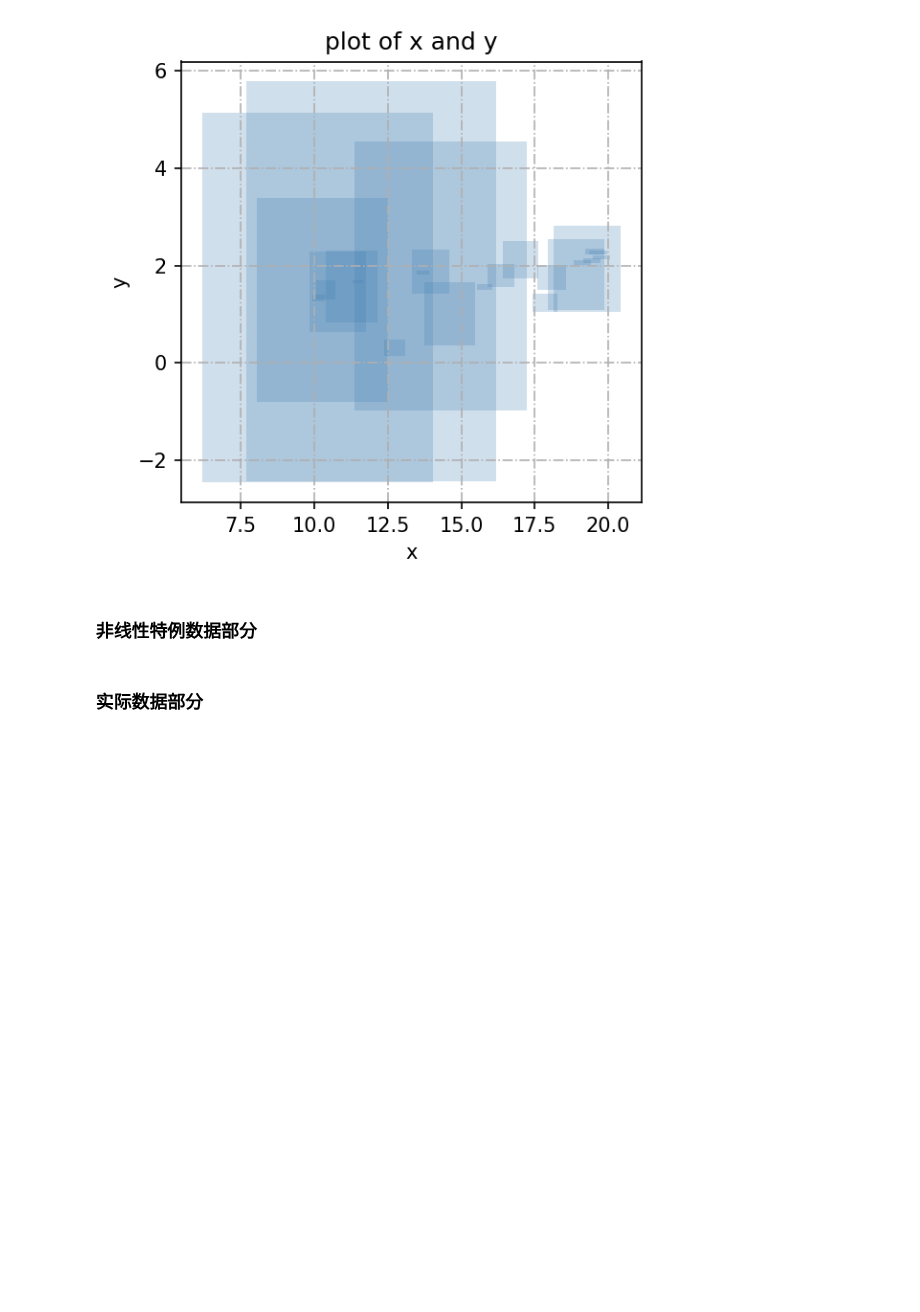
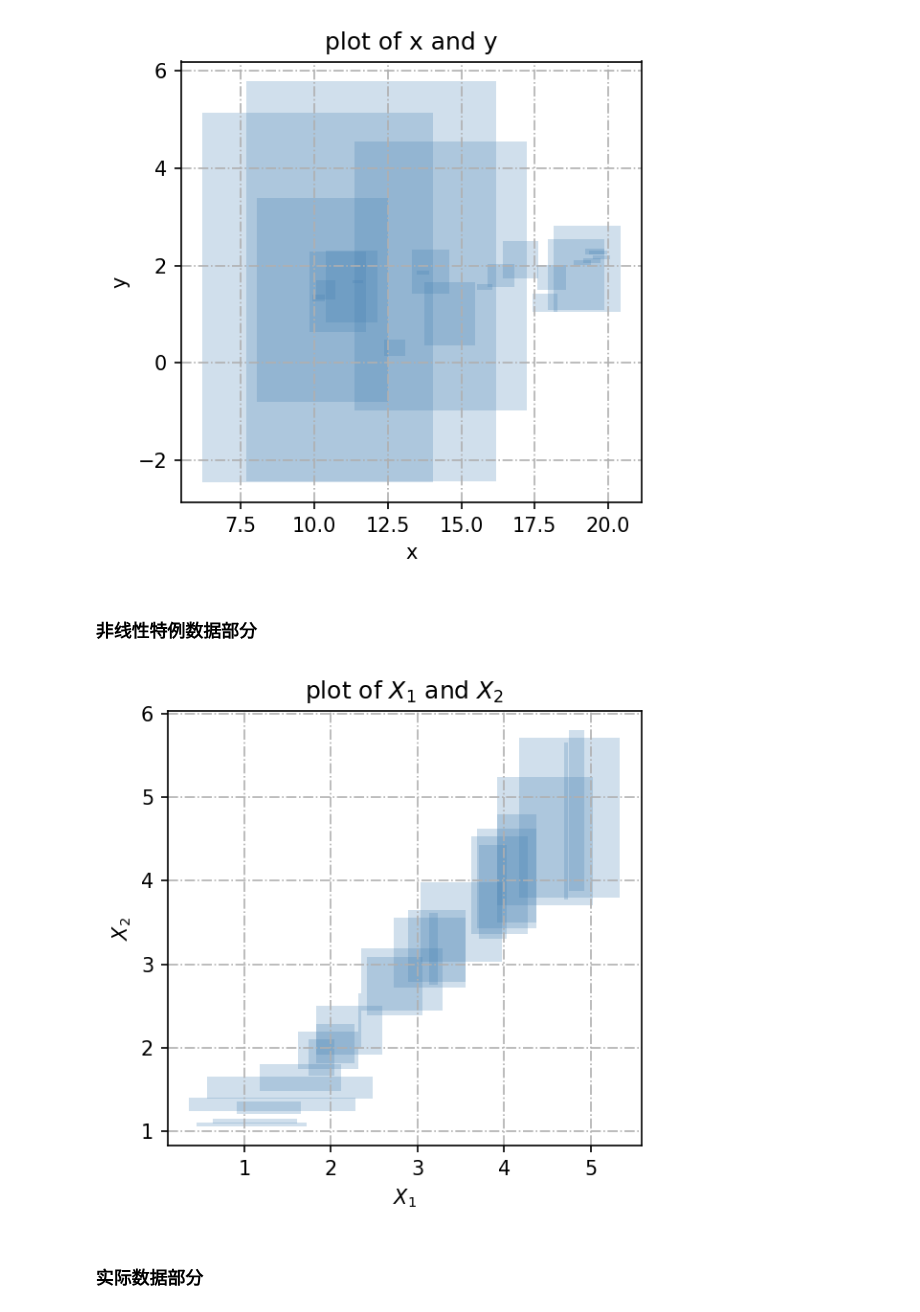
Before and after one commit to kxlkxl1999/ZKRP, a Jupyter notebook: regression_part2.ipynb, the cells around one changed output. Cells and saved outputs as stored; diff of their text form; code cells hidden in the pictures; blank space fills up the shorter version.

```diff
--- a/regression_part2.ipynb
+++ b/regression_part2.ipynb
@@ -442,6 +432,10 @@ realdata_method(mydatax, mydatass,path='data/reg_result/mydata_x_ss.csv')
 realdata_method(mydatax, mydatasss,path='data/reg_result/mydata_x_sss.csv')
 realdata_method(mydatax, mydataw,path='data/reg_result/mydata_x_w.csv')
 realdata_method(mydatax, mydatar,path='data/reg_result/mydata_x_r.csv')
+# %%
+show3(mydatax, mydataxxx)
+# %% [output]
+[figure, added]
 # %% [markdown]
 ### 实际数据部分
 # %%
```
Also changed, not shown: parts of 8 cells of this notebook.
